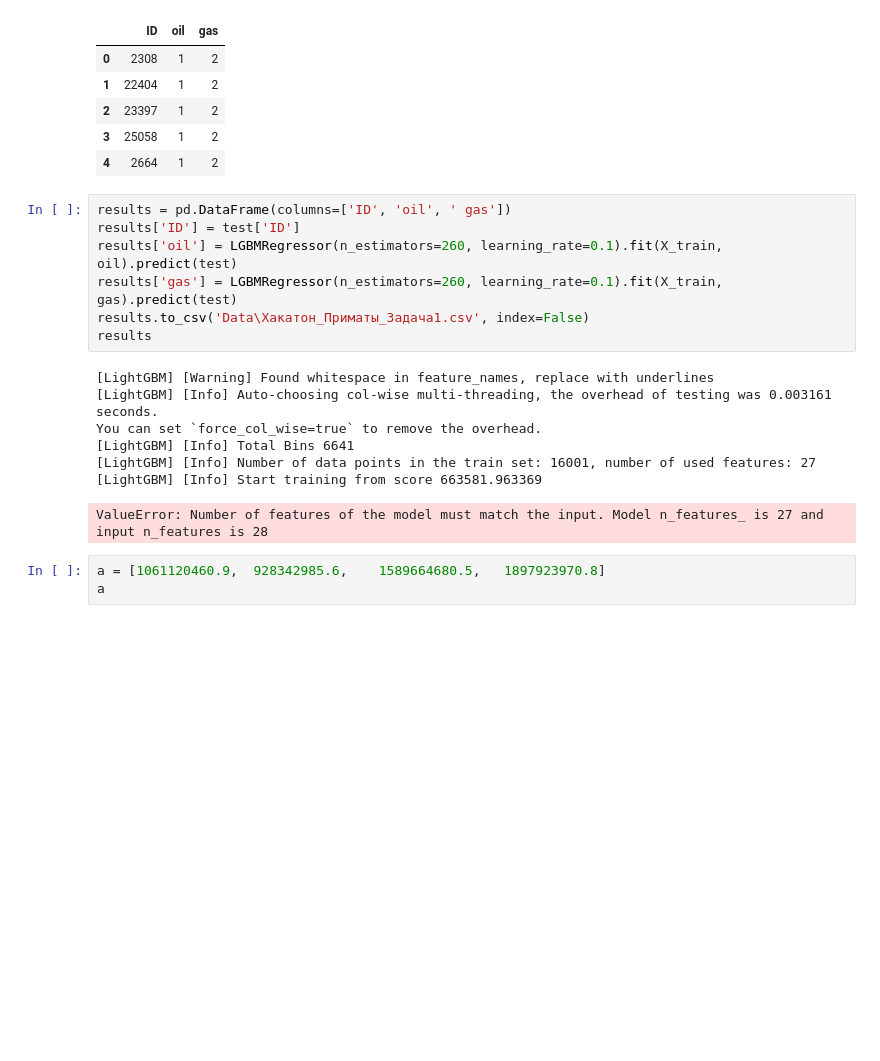
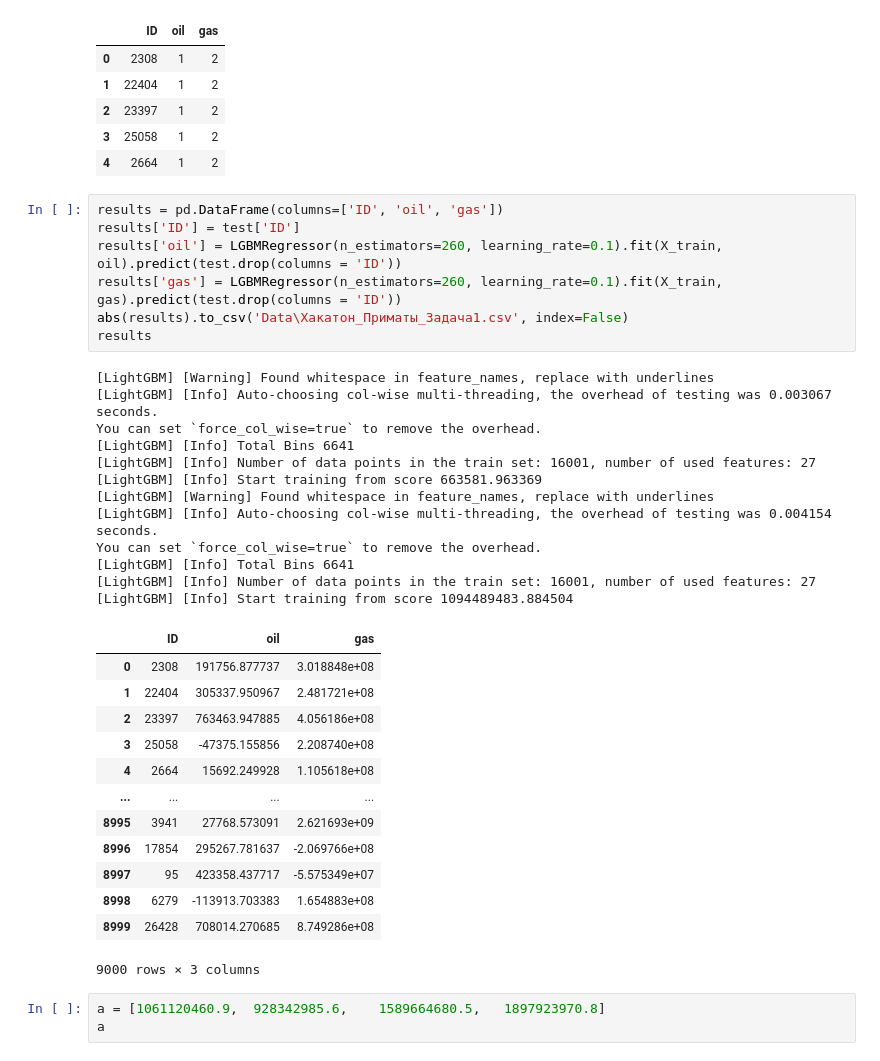
Before and after one commit to Kost1K337/GEOMODELHACK24, a Jupyter notebook: Task1/main.ipynb, the cells around one changed output. Cells and saved outputs as stored; diff of their text form; blank space fills up the shorter version.

```diff
--- a/Task1/main.ipynb
+++ b/Task1/main.ipynb
@@ -195,20 +197,38 @@ pd.read_csv('Data\submission_file.csv').head(5)
 | 3 | 25058 | 1 | 2 |
 | 4 | 2664 | 1 | 2 |
 # %%
-results = pd.DataFrame(columns=['ID', 'oil', ' gas'])
+results = pd.DataFrame(columns=['ID', 'oil', 'gas'])
 results['ID'] = test['ID']
-results['oil'] = LGBMRegressor(n_estimators=260, learning_rate=0.1).fit(X_train, oil).predict(test)
-results['gas'] = LGBMRegressor(n_estimators=260, learning_rate=0.1).fit(X_train, gas).predict(test)
-results.to_csv('Data\Хакатон_Приматы_Задача1.csv', index=False)
+results['oil'] = LGBMRegressor(n_estimators=260, learning_rate=0.1).fit(X_train, oil).predict(test.drop(columns = 'ID'))
+results['gas'] = LGBMRegressor(n_estimators=260, learning_rate=0.1).fit(X_train, gas).predict(test.drop(columns = 'ID'))
+abs(results).to_csv('Data\Хакатон_Приматы_Задача1.csv', index=False)
 results
 # %% [output]
 [LightGBM] [Warning] Found whitespace in feature_names, replace with underlines
-[LightGBM] [Info] Auto-choosing col-wise multi-threading, the overhead of testing was 0.003161 seconds.
+[LightGBM] [Info] Auto-choosing col-wise multi-threading, the overhead of testing was 0.003067 seconds.
 You can set `force_col_wise=true` to remove the overhead.
 [LightGBM] [Info] Total Bins 6641
 [LightGBM] [Info] Number of data points in the train set: 16001, number of used features: 27
 [LightGBM] [Info] Start training from score 663581.963369
+[LightGBM] [Warning] Found whitespace in feature_names, replace with underlines
+[LightGBM] [Info] Auto-choosing col-wise multi-threading, the overhead of testing was 0.004154 seconds.
+You can set `force_col_wise=true` to remove the overhead.
+[LightGBM] [Info] Total Bins 6641
+[LightGBM] [Info] Number of data points in the train set: 16001, number of used features: 27
+[LightGBM] [Info] Start training from score 1094489483.884504
+|  | ID | oil | gas |
+| 0 | 2308 | 191756.877737 | 3.018848e+08 |
+| 1 | 22404 | 305337.950967 | 2.481721e+08 |
+| 2 | 23397 | 763463.947885 | 4.056186e+08 |
+| 3 | 25058 | -47375.155856 | 2.208740e+08 |
+| 4 | 2664 | 15692.249928 | 1.105618e+08 |
+| ... | ... | ... | ... |
+| 8995 | 3941 | 27768.573091 | 2.621693e+09 |
+| 8996 | 17854 | 295267.781637 | -2.069766e+08 |
+| 8997 | 95 | 423358.437717 | -5.575349e+07 |
+| 8998 | 6279 | -113913.703383 | 1.654883e+08 |
+| 8999 | 26428 | 708014.270685 | 8.749286e+08 |
-ValueError: Number of features of the model must match the input. Model n_features_ is 27 and input n_features is 28
+9000 rows × 3 columns
 # %%
 a = [1061120460.9,	928342985.6,	1589664680.5,	1897923970.8]
 a
```
Also changed, not shown: parts of 1 cell of this notebook, 2 other files.
